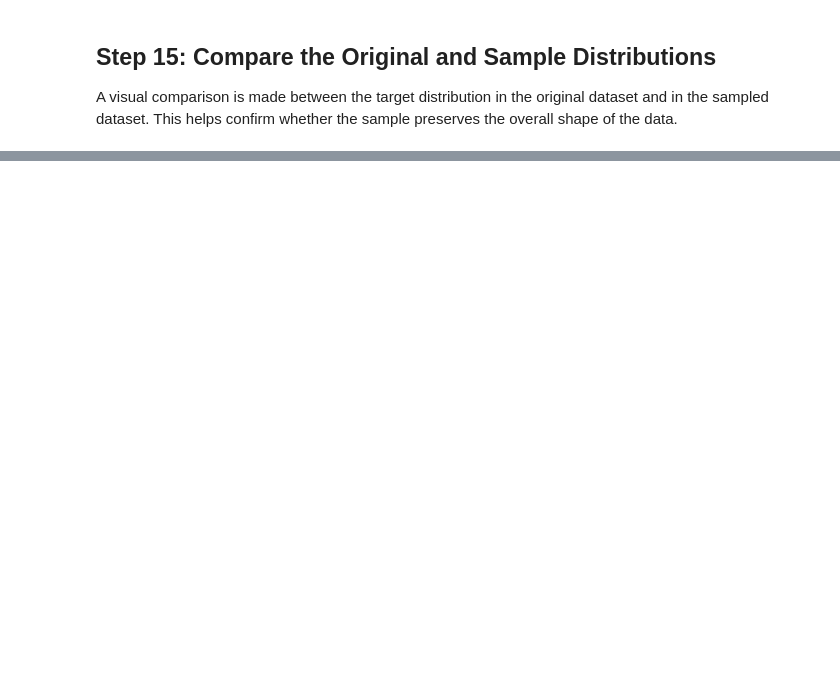
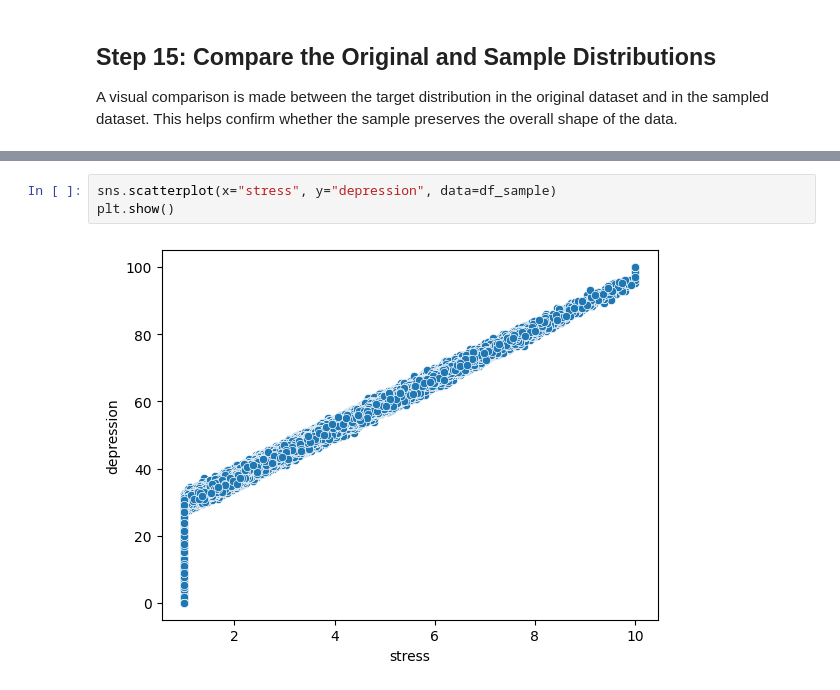
Before and after one commit to XyronTeam/ml-project, a Jupyter notebook: src/dataset_b/notebook_b.ipynb, the cells around one changed output, grey strips where cells are left out. Drawn from its saved outputs; the diff is of its cells as text; blank space fills up the shorter version.

```diff
--- a/src/dataset_b/notebook_b.ipynb
+++ b/src/dataset_b/notebook_b.ipynb
@@ -226,0 +260,5 @@ This helps confirm whether the sample preserves the overall shape of the data.
+# %%
+sns.scatterplot(x="stress", y="depression", data=df_sample)
+plt.show()
+# %% [output]
+[figure, added]
```
Also changed, not shown: parts of 10 cells of this notebook.
